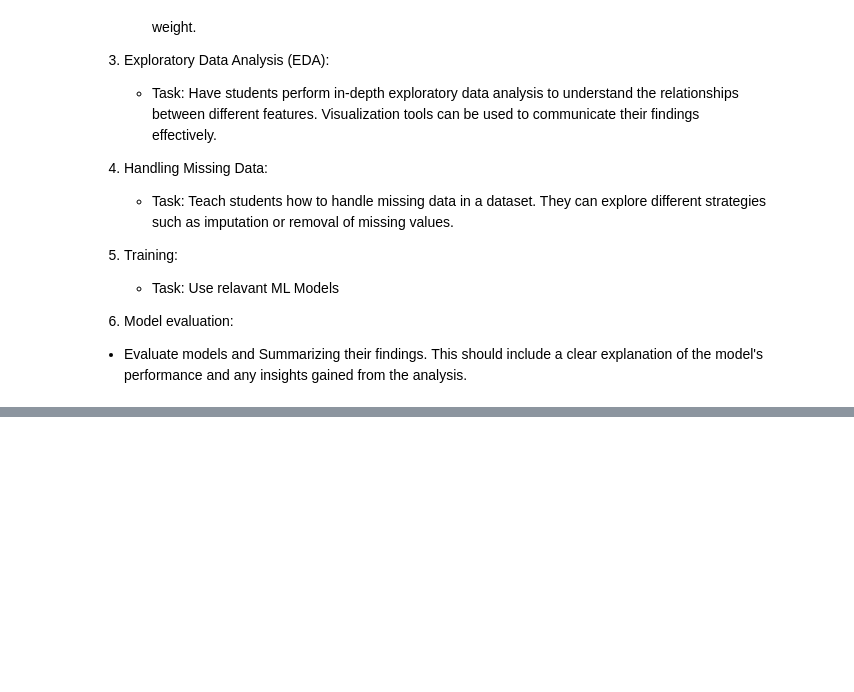
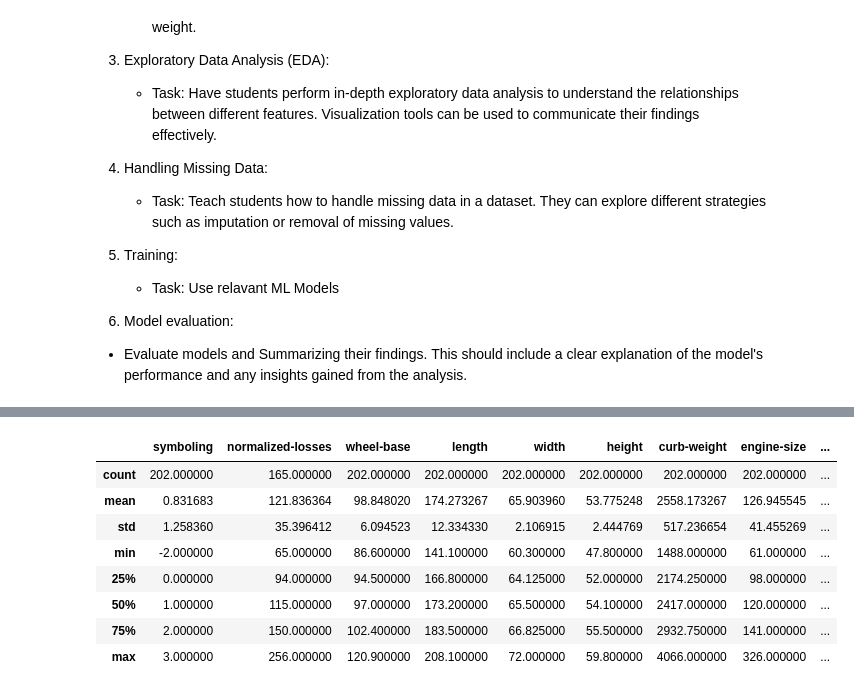
Before and after one commit to saquib-hassan/ml_b24, a Jupyter notebook: Assignment_Car_Pricing/Regression - Predicting Car Prices with Machine Learning.ipynb, the cells around one changed output, grey strips where cells are left out. Cells and saved outputs as stored; diff of their text form; code cells hidden in the pictures; blank space fills up the shorter version.

```diff
--- a/Assignment_Car_Pricing/Regression - Predicting Car Prices with Machine Learning.ipynb
+++ b/Assignment_Car_Pricing/Regression - Predicting Car Prices with Machine Learning.ipynb
@@ -44,0 +69,12 @@ Index(['symboling', 'normalized-losses', 'make', 'fuel-type', 'aspiration',
+# %%
+df.describe()
+# %% [output]
+|  | symboling | normalized-losses | wheel-base | length | width | height | curb-weight | engine-size | ... |
+| count | 202.000000 | 165.000000 | 202.000000 | 202.000000 | 202.000000 | 202.000000 | 202.000000 | 202.000000 | ... |
+| mean | 0.831683 | 121.836364 | 98.848020 | 174.273267 | 65.903960 | 53.775248 | 2558.173267 | 126.945545 | ... |
+| std | 1.258360 | 35.396412 | 6.094523 | 12.334330 | 2.106915 | 2.444769 | 517.236654 | 41.455269 | ... |
+| min | -2.000000 | 65.000000 | 86.600000 | 141.100000 | 60.300000 | 47.800000 | 1488.000000 | 61.000000 | ... |
+| 25% | 0.000000 | 94.000000 | 94.500000 | 166.800000 | 64.125000 | 52.000000 | 2174.250000 | 98.000000 | ... |
+| 50% | 1.000000 | 115.000000 | 97.000000 | 173.200000 | 65.500000 | 54.100000 | 2417.000000 | 120.000000 | ... |
+| 75% | 2.000000 | 150.000000 | 102.400000 | 183.500000 | 66.825000 | 55.500000 | 2932.750000 | 141.000000 | ... |
+| max | 3.000000 | 256.000000 | 120.900000 | 208.100000 | 72.000000 | 59.800000 | 4066.000000 | 326.000000 | ... |
```
Also changed, not shown: parts of 39 cells of this notebook, 1 other file.
